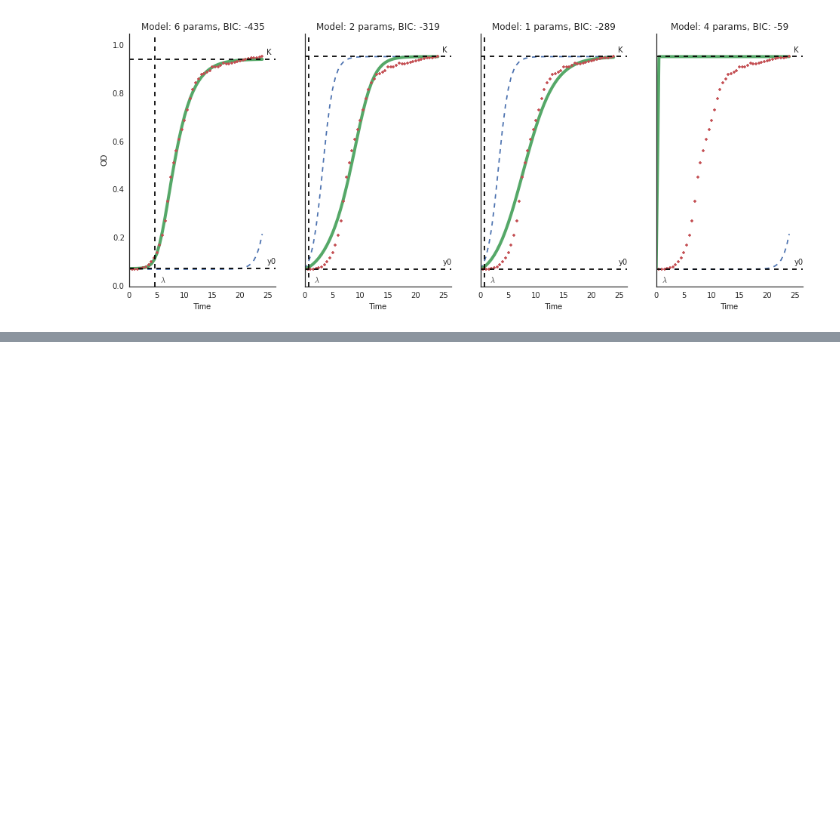
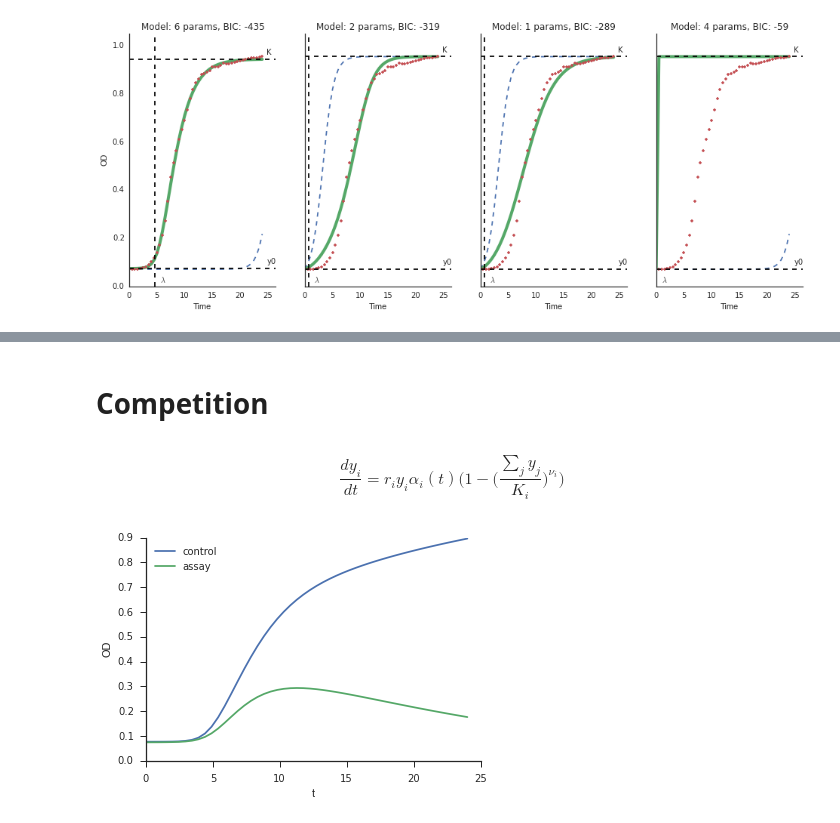
Before and after one commit to yoavram/curveball, a Jupyter notebook: Growth curve mat file.ipynb, the cells around one changed output, grey strips where cells are left out. Cells and saved outputs as stored; diff of their text form; code cells hidden in the pictures; blank space fills up the shorter version.

Commit message:
added competition simulation and fitting for s

```diff
--- a/Growth curve mat file.ipynb
+++ b/Growth curve mat file.ipynb
@@ -454,0 +467,6 @@ print fit.fit_report()
+# %% [markdown]
+# Competition
+# %% [markdown]
+$$
+\frac{dy_i}{dt} = r_i y_i \alpha_i(t) \Big( 1 - \Big( \frac{\sum_j{y_j}}{K_i} \Big)^{\nu_i} \Big)
+$$
@@ -454,0 +475,32 @@ print fit.fit_report()
+# %%
+def get_params(model_fit):
+    r = model_fit.best_values['r']
+    K = model_fit.best_values['K']
+    nu = model_fit.best_values['nu']
+    q0 = model_fit.best_values['q0']
+    v = model_fit.best_values['v']
+    y0 = model_fit.best_values['y0']
+    return y0,r,K,nu,q0,v
+# %%
+def alpha(t,q0,v):
+    return q0 / (q0 + np.exp(-np.array(v)*t))
+
+def dydt(y, t, r, K, nu, q0, v):
+    alfa = alpha(t, q0, v)
+    return r * y * alfa * (1 - (y.sum()/K)**nu)
+# %%
+y0_0,r_0,K_0,nu_0,q0_0,v_0 = get_params(control_fit)
+y0_1,r_1,K_1,nu_1,q0_1,v_1 = get_params(assay_fit)
+# %%
+solver = odespy.RungeKutta4(lambda y,t: dydt(y, t, (r_0,r_1), (K_0,K_1), (nu_0,nu_1), (q0_0,q0_1), (v_0,v_1) ))
+solver.set_initial_condition((y0_0,y0_1))
+t = np.linspace(0, 24)
+y,t = solver.solve(t)
+
+plot(t,y)
+xlabel('t')
+ylabel('OD')
+legend(labels=['control','assay'], loc='upper left')
+sns.despine();
+# %% [output]
+[figure, added]
```
Also changed, not shown: parts of 12 cells of this notebook.
